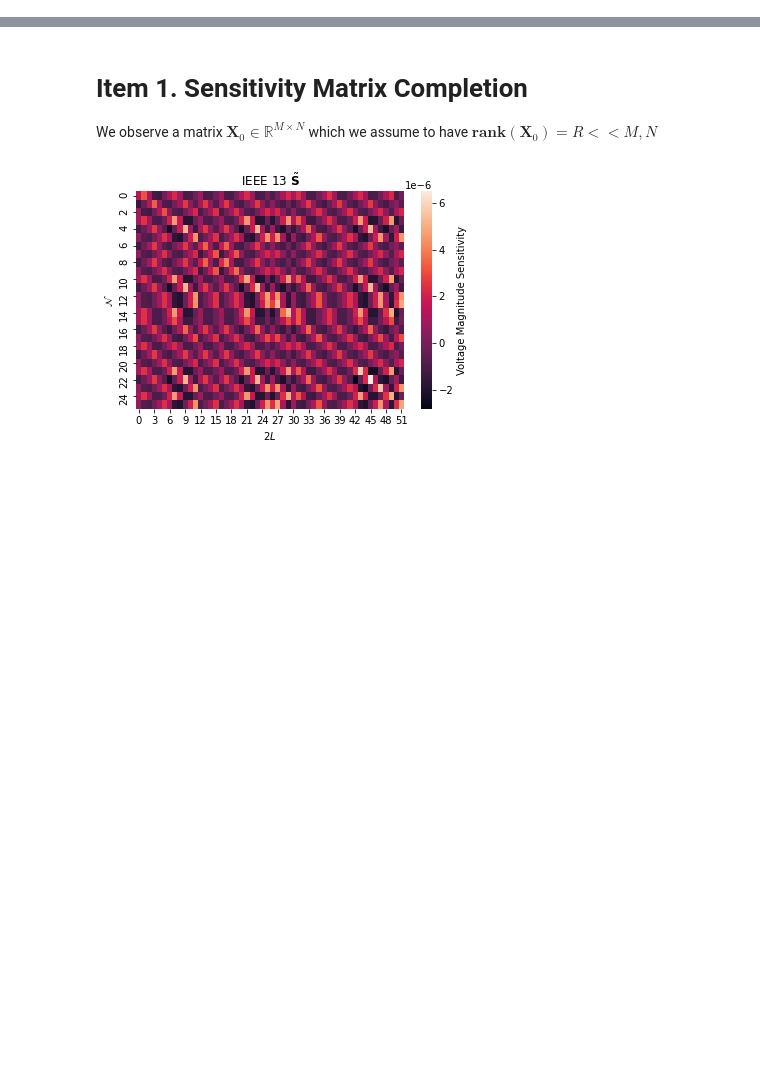
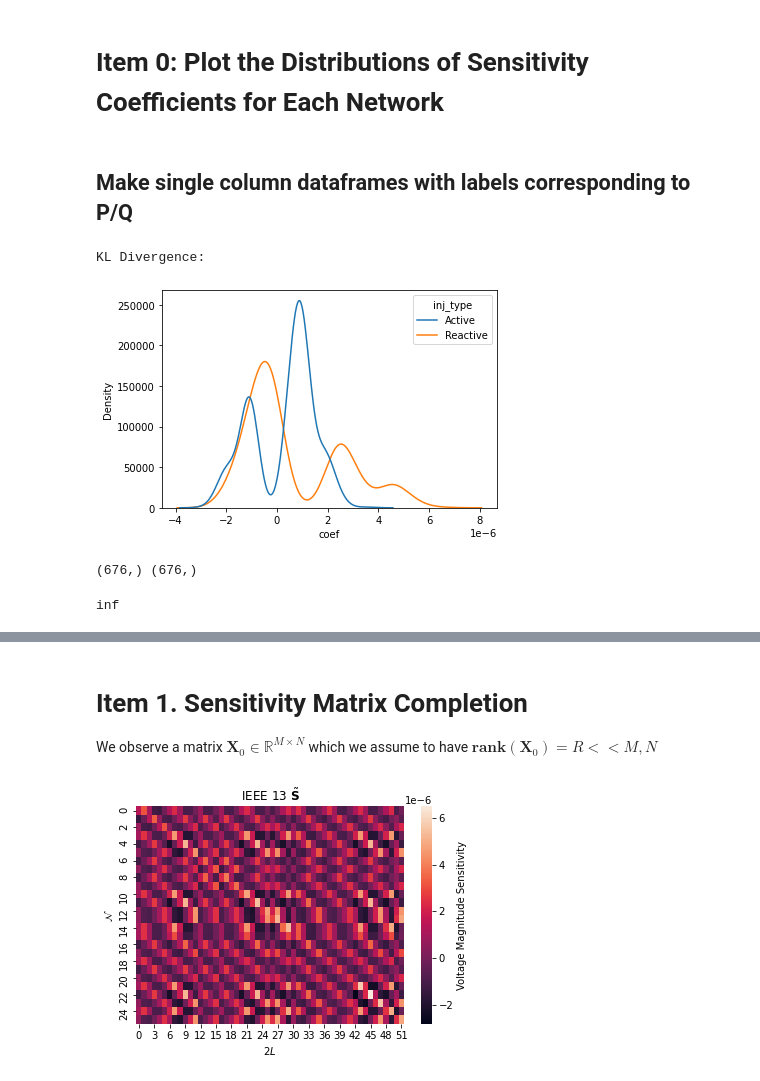
Before and after one commit to samtalki/PowerSensitivities.jl, a Jupyter notebook: notebooks/Sens_Matrix_Completion.ipynb, the cells around one changed output, grey strips where cells are left out. Saved outputs shown, nothing was run; the diff lists cells and outputs as text; code cells hidden in the pictures; blank space fills up the shorter version.

Commit message:
Updated sensitivity matrix completion

```diff
--- a/notebooks/Sens_Matrix_Completion.ipynb
+++ b/notebooks/Sens_Matrix_Completion.ipynb
@@ -7,3 +27,16 @@ import cvxpy as cp
 # %%
 %store -r ieee13_mat_compl_ground_truth_08_23_2021
 %store -r ieee123_mat_compl_perturb_08_31_2021
+# %% [markdown]
+# Item 0: Plot the Distributions of Sensitivity Coefficients for Each Network
+# %%
+S_13 = ieee13_mat_compl_ground_truth_08_23_2021['S_IEEE13']
+S_13_df = ieee13_mat_compl_ground_truth_08_23_2021['S_IEEE13_df']
+inj_labels_13 = ieee13_mat_compl_ground_truth_08_23_2021['injection_labels']
+
+
+S_123 = ieee123_mat_compl_perturb_08_31_2021['S']
+S_123_df = ieee123_mat_compl_perturb_08_31_2021['S_df']
+inj_labels_123 = ieee123_mat_compl_perturb_08_31_2021['injection_labels']
+# %% [markdown]
+## Make single column dataframes with labels corresponding to P/Q
@@ -9,0 +46,34 @@ import cvxpy as cp
+# %%
+#make dataframe
+columns=['coef','label','inj_type']
+S_coef_13_df = pd.DataFrame(columns=columns)
+
+data = [] #collect row data at each iteration
+
+for label in inj_labels_13:
+    for coef in S_13_df[label]:
+        values = [coef,label]
+        if("P" in label):
+            values.append('Active')
+        if("Q" in label):
+            values.append('Reactive')
+        data.append(dict(zip(columns,values)))
+
+S_coef_13_df = S_coef_13_df.append(data,True)
+# %%
+sns.kdeplot(data=S_coef_13_df,x='coef',hue='inj_type')
+print("KL Divergence: ")
+# %% [output]
+KL Divergence:
+[figure, added]
+# %%
+p = S_coef_13_df[S_coef_13_df['inj_type']=='Active']['coef'].values
+q = S_coef_13_df[S_coef_13_df['inj_type']=='Reactive']['coef'].values
+print(p.shape,q.shape)
+# %% [output]
+(676,) (676,)
+# %%
+from scipy.stats import entropy
+entropy(p,q)
+# %% [output]
+inf
```
Also changed, not shown: parts of 5 cells of this notebook, 1 other file.
